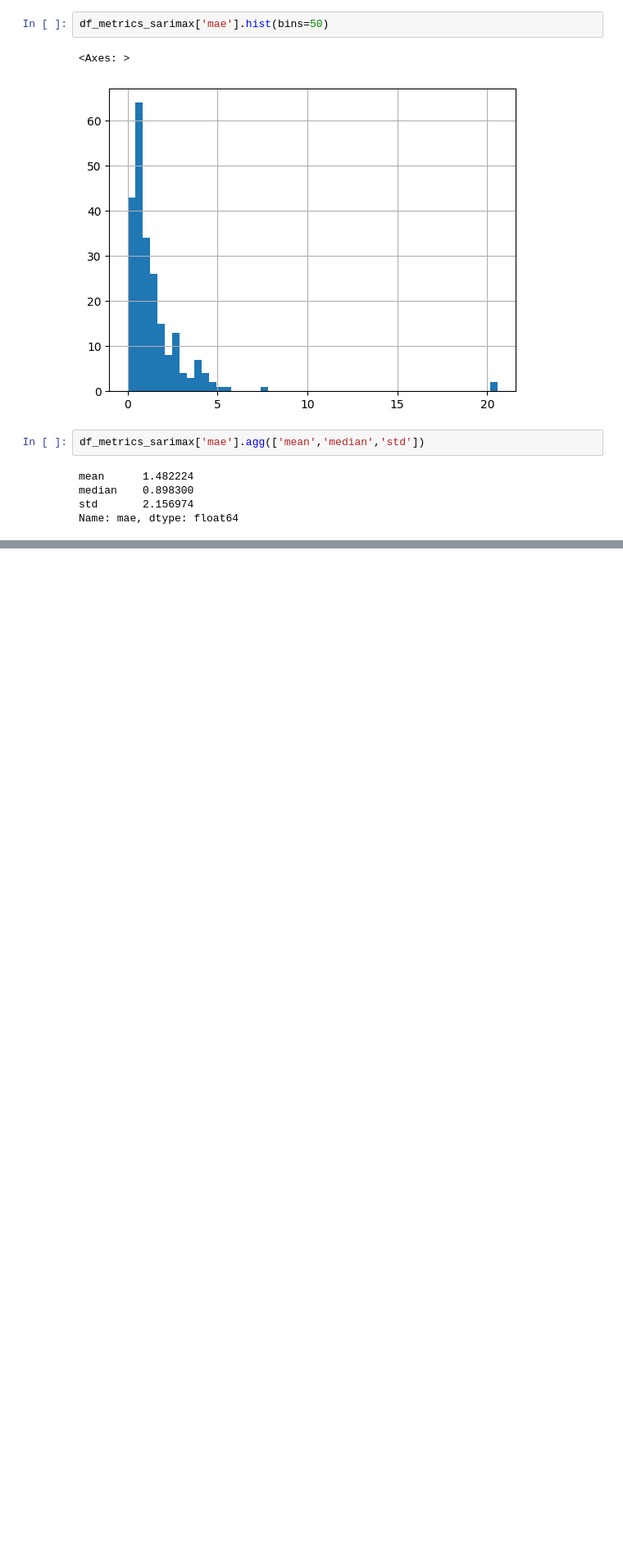
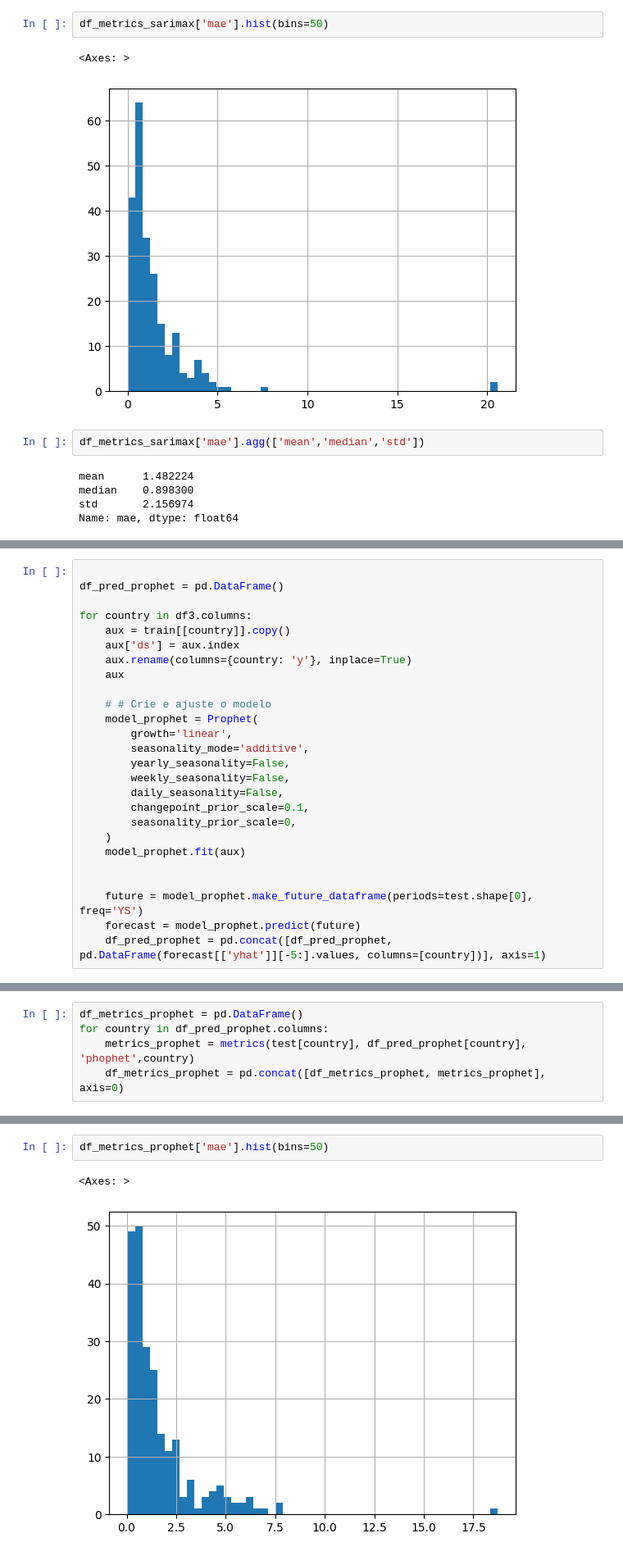
Before and after one commit to lavinomenezes/Desafio_DS_Series_Temporais, a Jupyter notebook: notebooks/desafio_df_v01_time_series_analyses.ipynb, the cells around one changed output, grey strips where cells are left out. Shown at 82% size. Saved outputs shown, nothing was run; the diff lists cells and outputs as text; blank space fills up the shorter version.

```diff
--- a/notebooks/desafio_df_v01_time_series_analyses.ipynb
+++ b/notebooks/desafio_df_v01_time_series_analyses.ipynb
@@ -627,0 +682,26 @@ Name: mae, dtype: float64
+# %%
+
+df_pred_prophet = pd.DataFrame()
+
+for country in df3.columns:
+    aux = train[[country]].copy()
+    aux['ds'] = aux.index
+    aux.rename(columns={country: 'y'}, inplace=True)
+    aux
+
+    # # Crie e ajuste o modelo
+    model_prophet = Prophet(
+        growth='linear',
+        seasonality_mode='additive',
+        yearly_seasonality=False,
+        weekly_seasonality=False,
+        daily_seasonality=False,
+        changepoint_prior_scale=0.1,
+        seasonality_prior_scale=0,
+    )
+    model_prophet.fit(aux)
+
+
+    future = model_prophet.make_future_dataframe(periods=test.shape[0], freq='YS')
+    forecast = model_prophet.predict(future)
+    df_pred_prophet = pd.concat([df_pred_prophet, pd.DataFrame(forecast[['yhat']][-5:].values, columns=[country])], axis=1)
@@ -627,0 +726,5 @@ Name: mae, dtype: float64
+# %%
+df_metrics_prophet = pd.DataFrame()
+for country in df_pred_prophet.columns:
+    metrics_prophet = metrics(test[country], df_pred_prophet[country], 'phophet',country)
+    df_metrics_prophet = pd.concat([df_metrics_prophet, metrics_prophet], axis=0)
@@ -627,0 +751,5 @@ Name: mae, dtype: float64
+# %%
+df_metrics_prophet['mae'].hist(bins=50)
+# %% [output]
+<Axes: >
+[figure, added]
```
Also changed, not shown: parts of 21 cells of this notebook.
